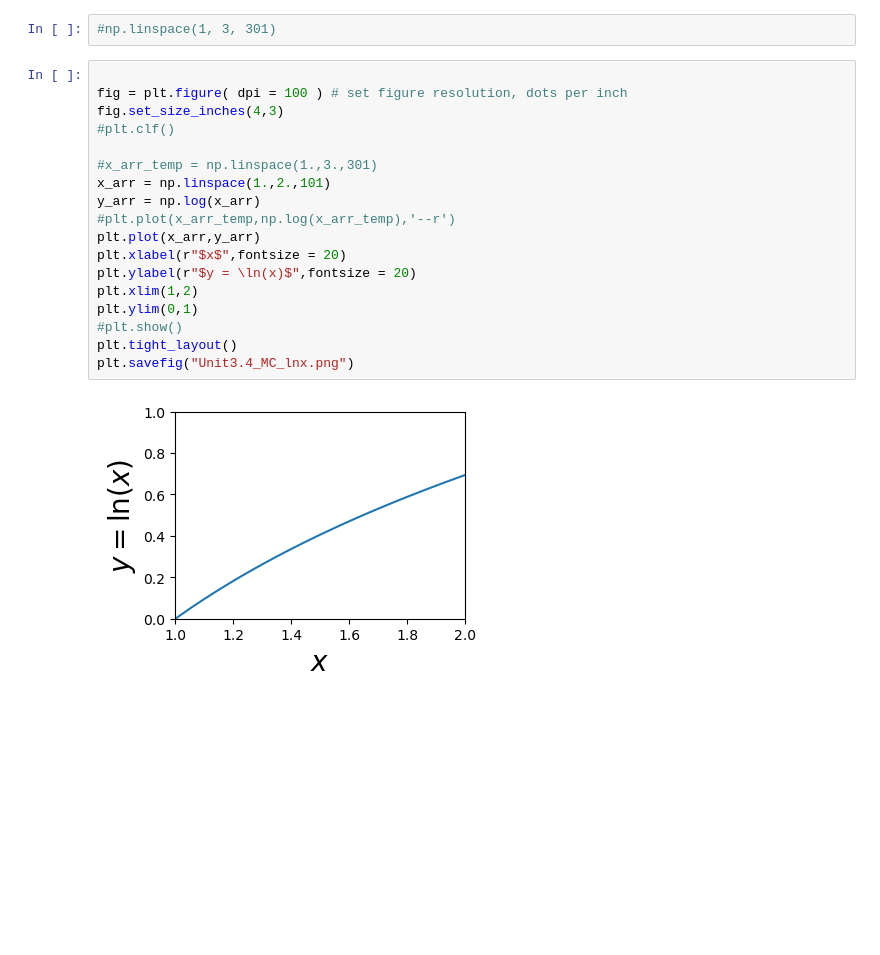
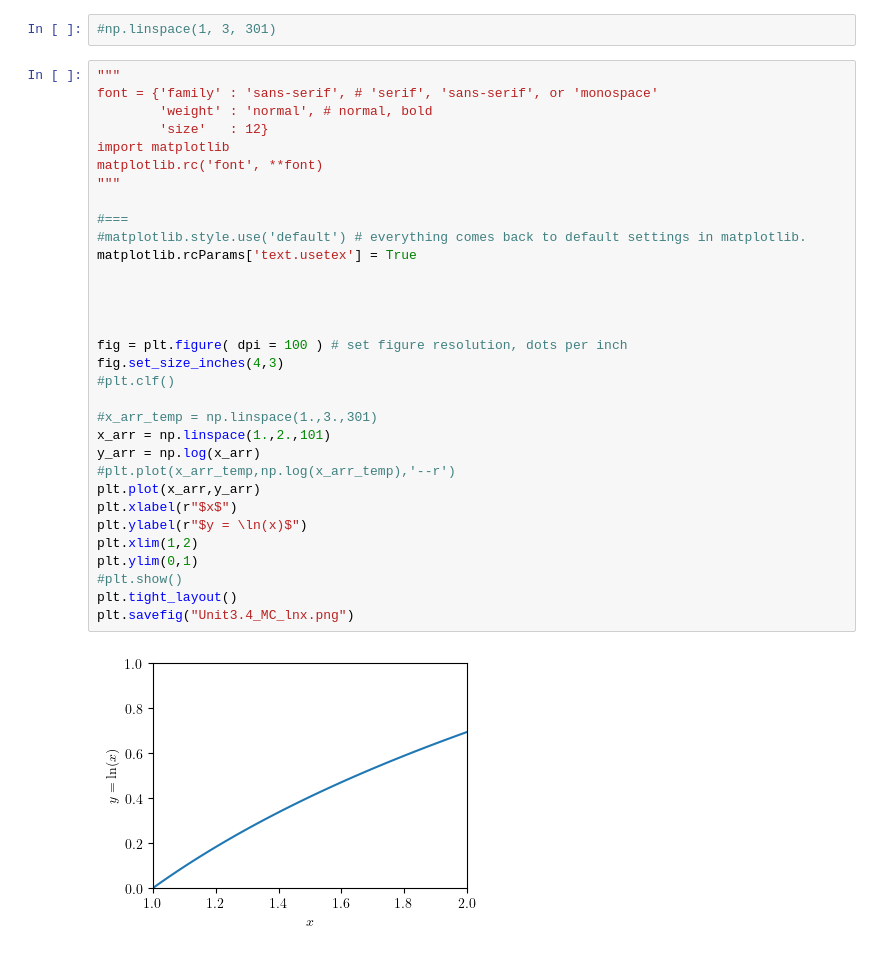
Before and after one commit to icmm-ntu/2022-Fall, a Jupyter notebook: Week3_20220922.ipynb, the cells around one changed output. Drawn from its saved outputs; the diff is of its cells as text; blank space fills up the shorter version.

```diff
--- a/Week3_20220922.ipynb
+++ b/Week3_20220922.ipynb
@@ -415,25 +415,39 @@ np.log10(10) # log(10)
 # %%
 #np.linspace(1, 3, 301)
 # %%
+"""
+font = {'family' : 'sans-serif', # 'serif', 'sans-serif', or 'monospace'
+        'weight' : 'normal', # normal, bold
+        'size'   : 12}
+import matplotlib
+matplotlib.rc('font', **font)
+"""
+
+#===
+#matplotlib.style.use('default') # everything comes back to default settings in matplotlib.
+matplotlib.rcParams['text.usetex'] = True
+
+
+
 
 fig = plt.figure( dpi = 100 ) # set figure resolution, dots per inch
 fig.set_size_inches(4,3)
 #plt.clf()
 
 #x_arr_temp = np.linspace(1.,3.,301)
 x_arr = np.linspace(1.,2.,101)
 y_arr = np.log(x_arr)
 #plt.plot(x_arr_temp,np.log(x_arr_temp),'--r')
 plt.plot(x_arr,y_arr)
-plt.xlabel(r"$x$",fontsize = 20)
-plt.ylabel(r"$y = \ln(x)$",fontsize = 20)
+plt.xlabel(r"$x$")
+plt.ylabel(r"$y = \ln(x)$")
 plt.xlim(1,2)
 plt.ylim(0,1)
 #plt.show()
 plt.tight_layout()
 plt.savefig("Unit3.4_MC_lnx.png")
 # %% [output]
-[figure, old version]
+[figure, new version]
 # %%
 import numpy
 import matplotlib.pyplot as plt
```
Also changed, not shown: parts of 1 cell of this notebook, 1 other file.
